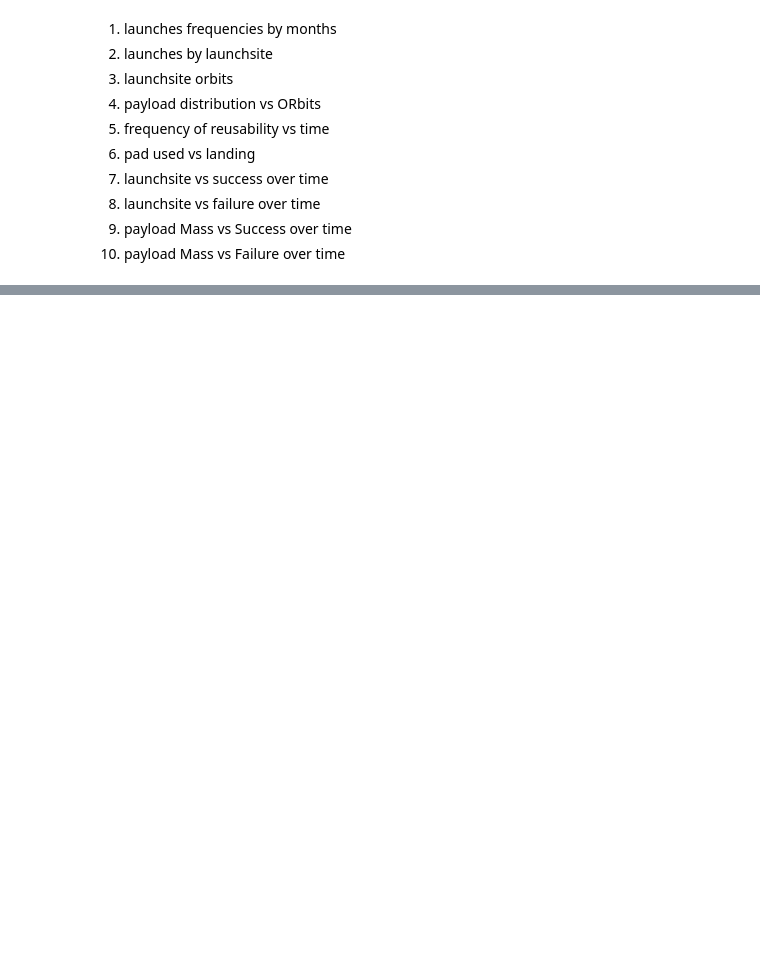
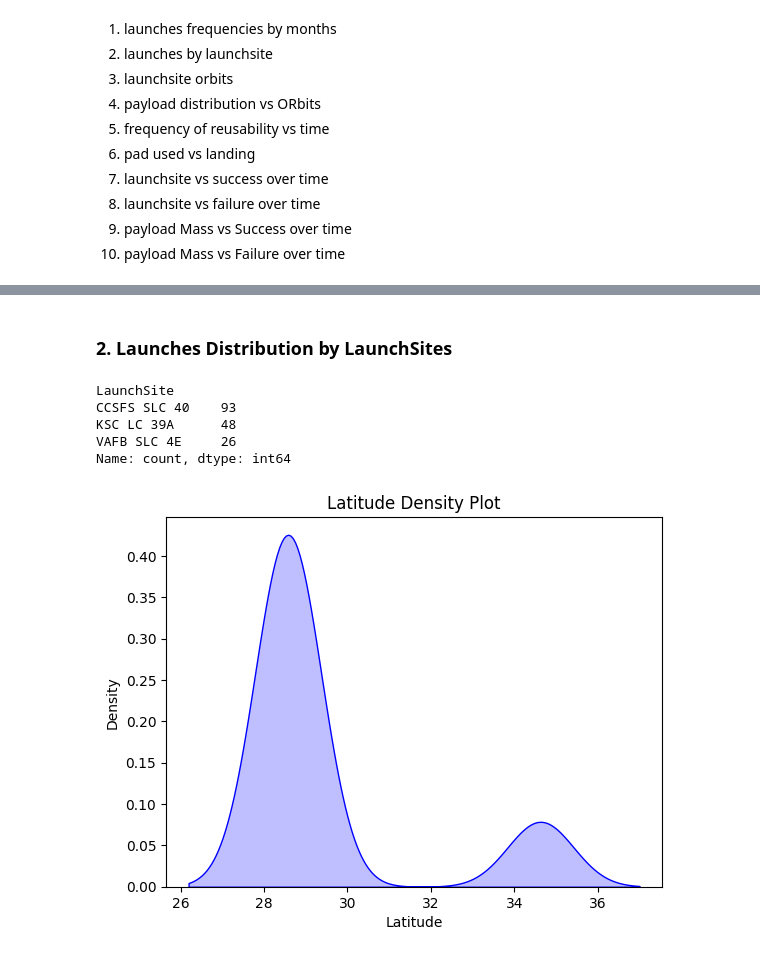
Before and after one commit to ChakshuGrover225/SpaceX-Falcon9-Launch-Mission-Success-Prediction---EDA, a Jupyter notebook: Data_visualisation.ipynb, the cells around one changed output, grey strips where cells are left out. Saved outputs shown, nothing was run; the diff lists cells and outputs as text; code cells hidden in the pictures; blank space fills up the shorter version.

Commit message:
added visualisations

```diff
--- a/Data_visualisation.ipynb
+++ b/Data_visualisation.ipynb
@@ -49,0 +61,30 @@ fig.show()
+# %% [markdown]
+### 2. Launches Distribution by LaunchSites
+# %%
+import seaborn as sns
+
+vis_data = pd.read_csv("falcon_9_wrangled_data.csv")
+
+latitude_list = vis_data['Latitude'].to_list()
+longitude_list= vis_data['Longitude'].to_list()
+launch_site_unique = vis_data['LaunchSite'].value_counts()
+
+
+print(launch_site_unique)
+
+#Density Plot (Kernel Density Estimate)
+plt.subplot(1, 1, 1)
+sns.kdeplot(latitude_list, fill=True, color='blue')
+plt.title("Latitude Density Plot")
+plt.xlabel("Latitude")
+plt.ylabel("Density")
+
+
+plt.show()
+# %% [output]
+LaunchSite
+CCSFS SLC 40    93
+KSC LC 39A      48
+VAFB SLC 4E     26
+Name: count, dtype: int64
+[figure, added]
```
Also changed, not shown: parts of 19 cells of this notebook.
